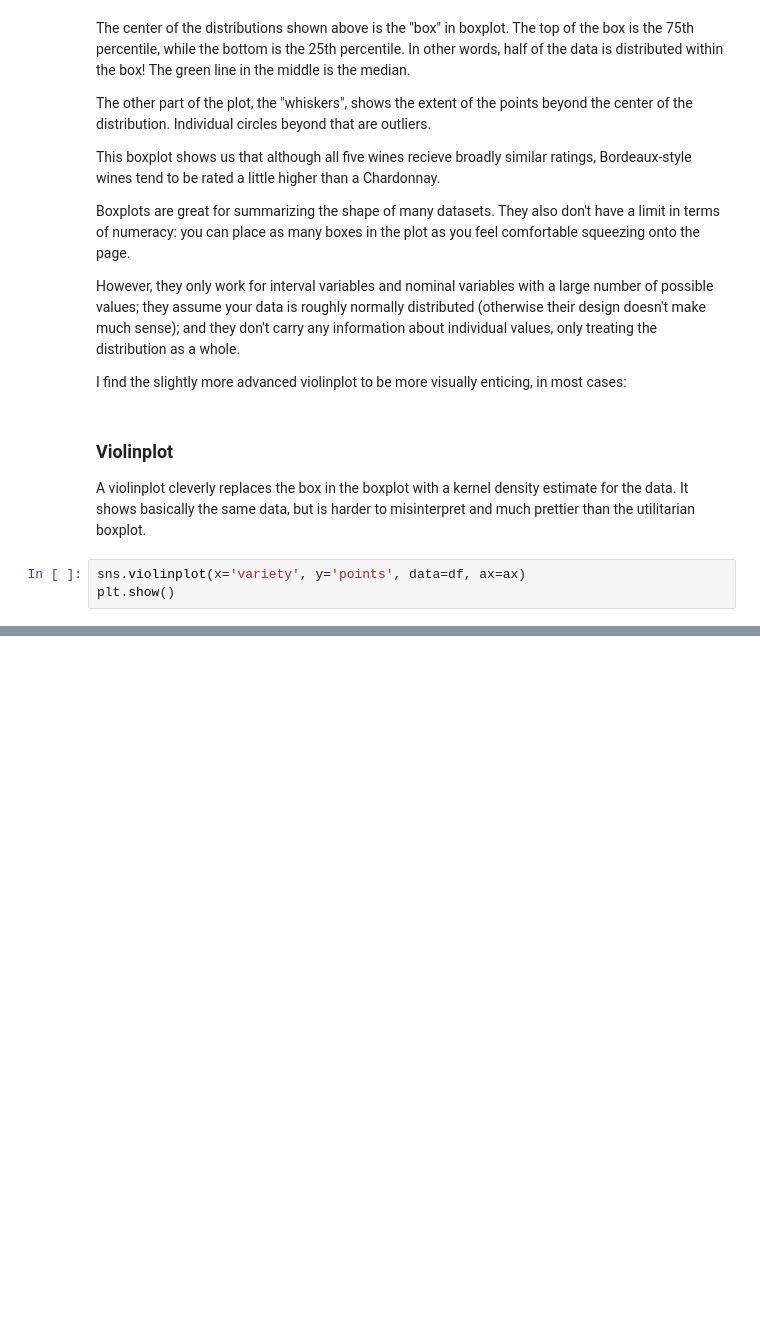
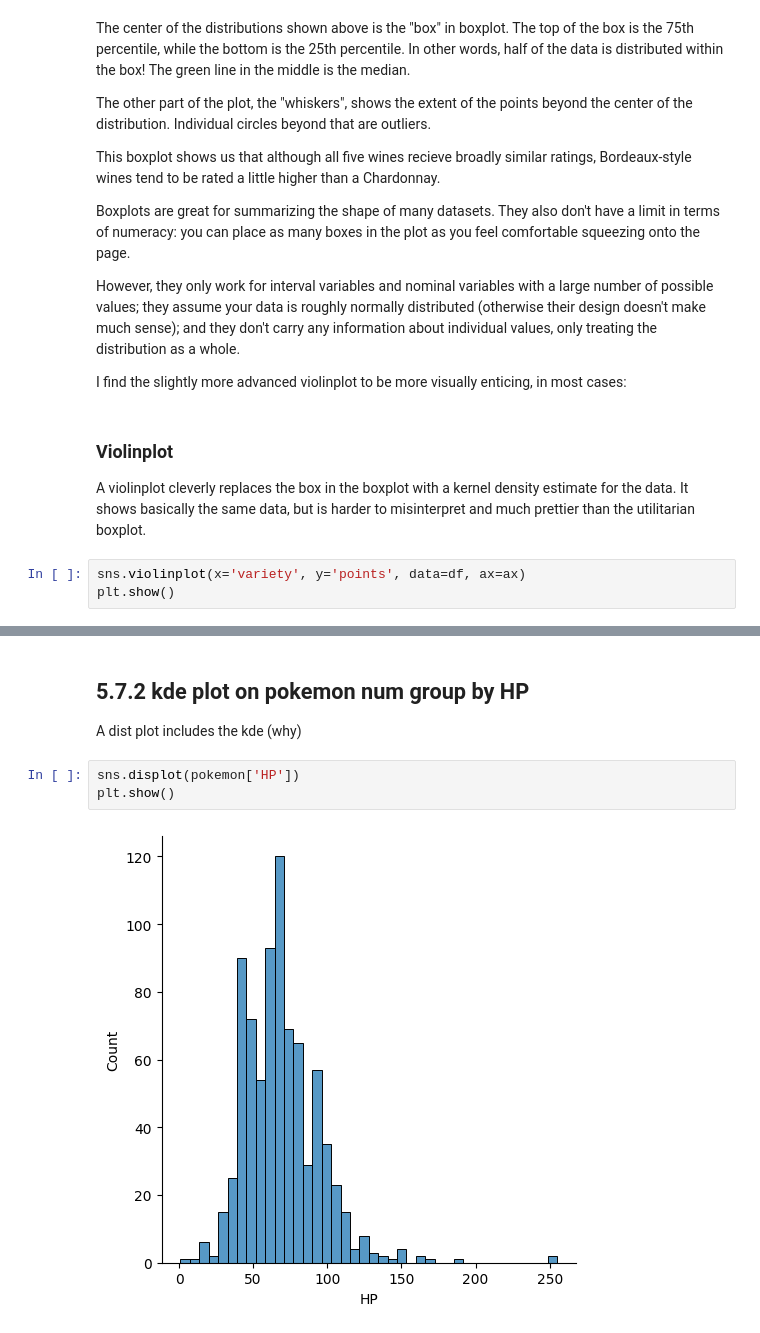
Before and after one commit to pengfei99/Data_vizualization_with_python, a Jupyter notebook: tutorials/Lesson05_Plotting_with_seaborn.ipynb, the cells around one changed output, grey strips where cells are left out. Cells and saved outputs as stored; diff of their text form; blank space fills up the shorter version.

```diff
--- a/tutorials/Lesson05_Plotting_with_seaborn.ipynb
+++ b/tutorials/Lesson05_Plotting_with_seaborn.ipynb
@@ -233,0 +278,8 @@ plt.show()
+# %% [markdown]
+## 5.7.2 kde plot on pokemon num group by HP
+A  dist plot includes the kde (why)
+# %%
+sns.displot(pokemon['HP'])
+plt.show()
+# %% [output]
+[figure, added]
```
Also changed, not shown: parts of 28 cells of this notebook, 1 other file.
